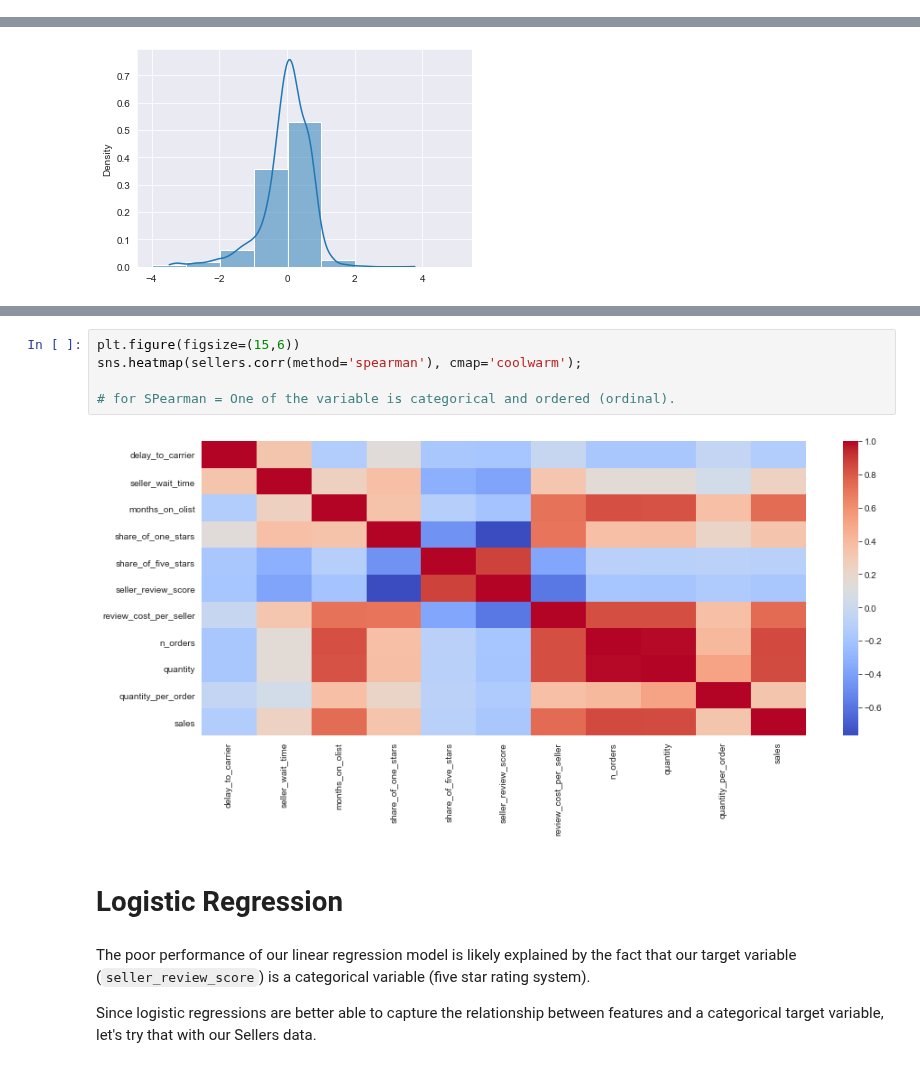
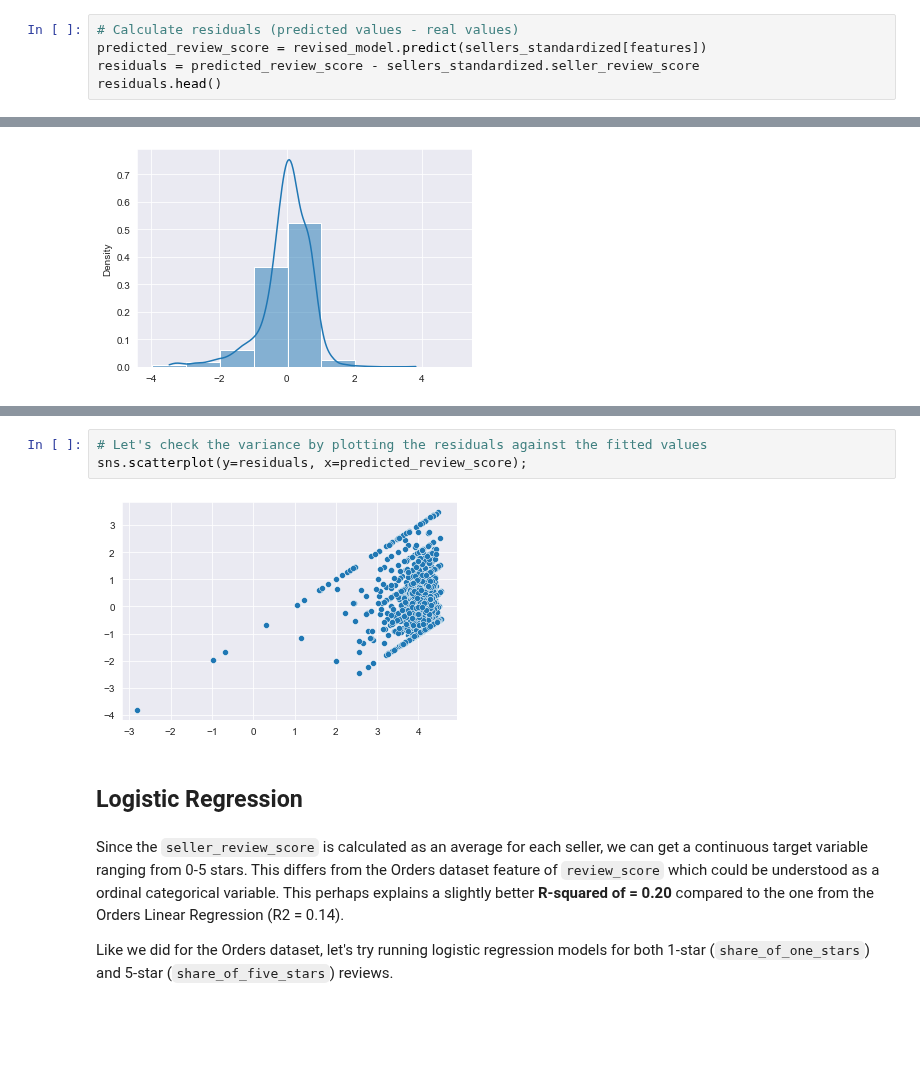
Before and after one commit to phlln/olist-analysis, a Jupyter notebook: notebooks/Sellers Data Analysis-UPDATED.ipynb, the cells around one changed output, grey strips where cells are left out. Saved outputs shown, nothing was run; the diff lists cells and outputs as text; blank space fills up the shorter version.

```diff
--- a/notebooks/Sellers Data Analysis-UPDATED.ipynb
+++ b/notebooks/Sellers Data Analysis-UPDATED.ipynb
@@ -514,0 +514,5 @@ model.rsquared
+# %%
+# Calculate residuals (predicted values - real values)
+predicted_review_score = revised_model.predict(sellers_standardized[features])
+residuals = predicted_review_score - sellers_standardized.seller_review_score
+residuals.head()
@@ -533,13 +543,11 @@ sns.heatmap(sellers.corr(), cmap='coolwarm', annot=True);
-# %%
-plt.figure(figsize=(15,6))
-sns.heatmap(sellers.corr(method='spearman'), cmap='coolwarm');
-
-# for SPearman = One of the variable is categorical and ordered (ordinal).
-# %% [output]
-[figure, removed]
+# %%
+# Let's check the variance by plotting the residuals against the fitted values
+sns.scatterplot(y=residuals, x=predicted_review_score);
+# %% [output]
+[figure, added]
 # %% [markdown]
- # Logistic Regression
+ ## Logistic Regression
 # %% [markdown]
-The poor performance of our linear regression model is likely explained by the fact that our target variable (`seller_review_score`) is a categorical variable (five star rating system).
+Since the `seller_review_score` is calculated as an average for each seller, we can get a continuous target variable ranging from 0-5 stars. This differs from the Orders dataset feature of `review_score` which could be understood as a ordinal categorical variable. This perhaps explains a slightly better **R-squared of = 0.20** compared to the one from the Orders Linear Regression (R2 = 0.14).
 
-Since logistic regressions are better able to capture the relationship between features and a categorical target variable, let's try that with our Sellers data.
+Like we did for the Orders dataset, let's try running logistic regression models for both 1-star (`share_of_one_stars`) and 5-star (`share_of_five_stars`) reviews.
```
Also changed, not shown: parts of 47 cells of this notebook, 1 other file.
